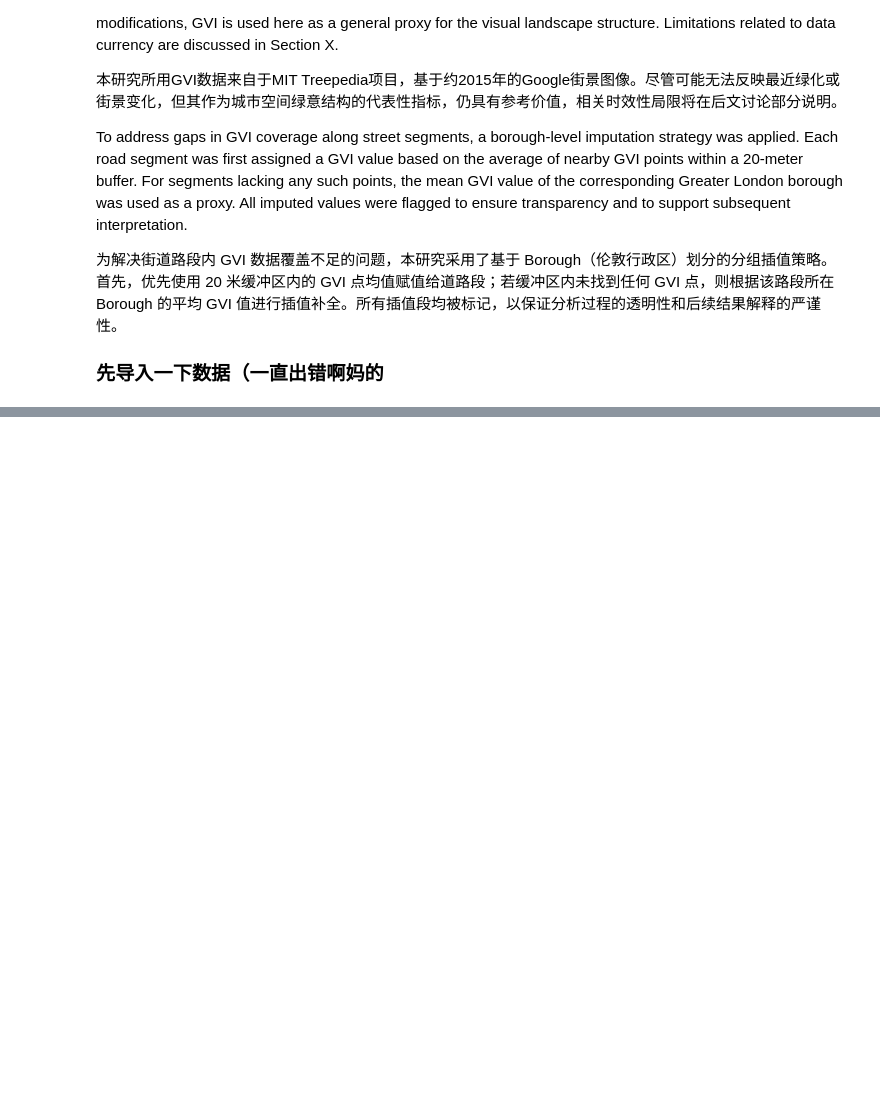
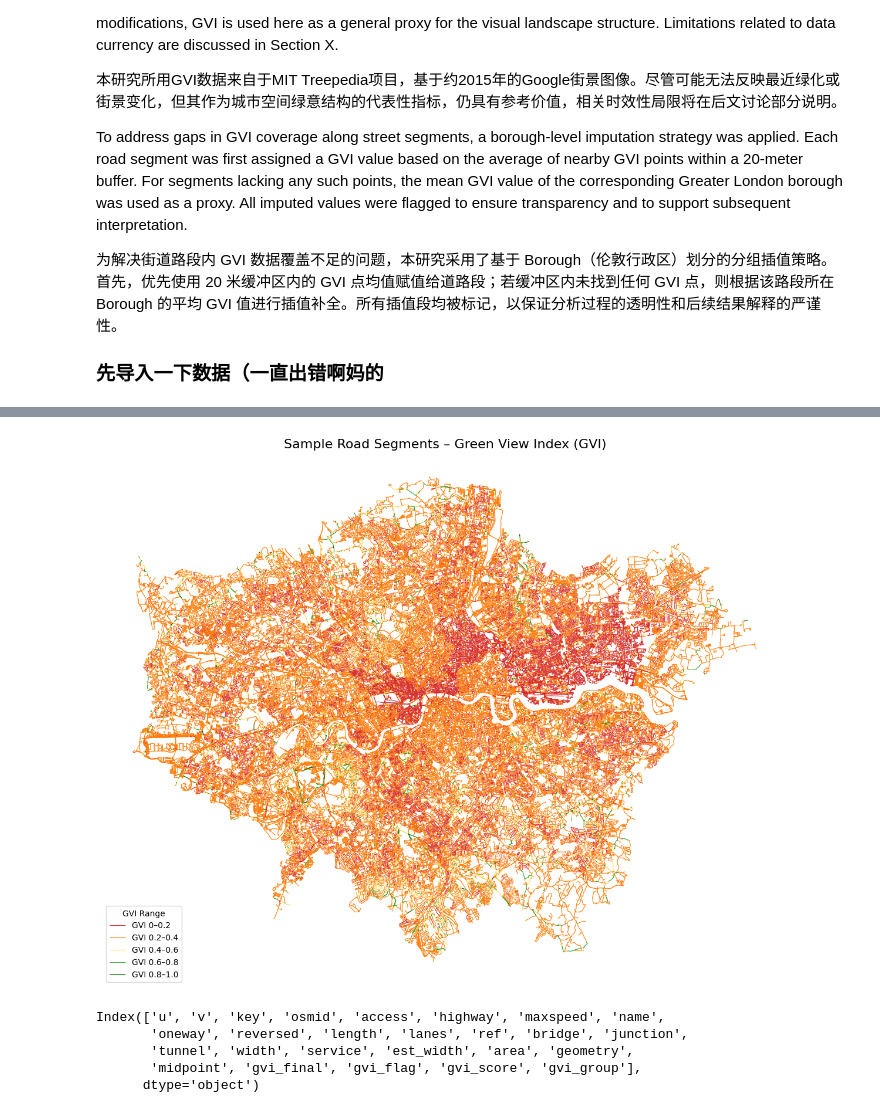
Before and after one commit to Van-Wu1/CECI, a Jupyter notebook: scr/py/env.ipynb, the cells around one changed output, grey strips where cells are left out. Drawn from its saved outputs; the diff is of its cells as text; code cells hidden in the pictures; blank space fills up the shorter version.

```diff
--- a/scr/py/env.ipynb
+++ b/scr/py/env.ipynb
@@ -18,11 +36,11 @@ To address gaps in GVI coverage along street segments, a borough-level imputatio
 
 ### 先导入一下数据（一直出错啊妈的
 # %%
-boroughs_gdf = gpd.read_file("../data/BoroughShp/borough/borough.shp")
+boroughs_gdf = gpd.read_file("/content/drive/MyDrive/CASA0004_Cycling/data/BoroughShp/borough/borough.shp")
 print(boroughs_gdf.columns)
 
-edges_gdf = gpd.read_file("../data/Roads/london_edges_FIXED.gpkg")
+edges_gdf = gpd.read_file("/content/drive/MyDrive/CASA0004_Cycling/data/Roads/london_edges_FIXED.gpkg")
 print(edges_gdf.columns)
 
-gvi_points = gpd.read_file("../data/Env/greenview_london.json/greenview_london.json")
+gvi_points = gpd.read_file("/content/drive/MyDrive/CASA0004_Cycling/data/Env/greenview_london.json/greenview_london.json")
 print(gvi_points.columns)
@@ -48,17 +77,18 @@ from tqdm.notebook import tqdm
 tqdm.pandas()
 
 # === 0. 只抽取前 3000 条边作为测试集 ===
-# edges_sample = edges_gdf.iloc[:10000].copy()
-edges_sample = edges_gdf
+# edges_final = edges_gdf.iloc[:10000].copy()
+# 改为全部
+edges_final = edges_gdf
 
 # === 1. 创建每条路段的中点列 ===
 print("1begin")
-edges_sample['midpoint'] = edges_sample.geometry.interpolate(0.5, normalized=True)
-midpoints_gdf = gpd.GeoDataFrame(edges_sample[['midpoint']], geometry='midpoint', crs=edges_sample.crs)
+edges_final['midpoint'] = edges_final.geometry.interpolate(0.5, normalized=True)
+midpoints_gdf = gpd.GeoDataFrame(edges_final[['midpoint']], geometry='midpoint', crs=edges_final.crs)
 
 # === 2. 建立 GVI 空间索引，提升效率 ===
 print("2begin")
-gvi_points = gvi_points.to_crs(edges_sample.crs)
+gvi_points = gvi_points.to_crs(edges_final.crs)
 gvi_sindex = gvi_points.sindex
 
 # === 3. 对每条道路构建 30 米缓冲区并查找 GVI 点 ===
@@ -91,7 +121,7 @@ def assign_final_gvi(row):
 
 midpoints_with_borough[['gvi_final', 'gvi_flag']] = midpoints_with_borough.apply(assign_final_gvi, axis=1, result_type='expand')
 
-# === 6. 合并结果回 edges_sample ===
+# === 6. 合并结果回 edges_final ===
 print("6begin")
-edges_sample['gvi_final'] = midpoints_with_borough['gvi_final']
-edges_sample['gvi_flag'] = midpoints_with_borough['gvi_flag']
+edges_final['gvi_final'] = midpoints_with_borough['gvi_final']
+edges_final['gvi_flag'] = midpoints_with_borough['gvi_flag']
@@ -104,34 +158,48 @@ print(edges_gdf.crs)
 # %%
 import matplotlib.pyplot as plt
 import pandas as pd
 
 # 自定义 GVI 分级颜色（从低到高）
 gvi_bins = [0.0, 0.2, 0.4, 0.6, 0.8, 1.0]
 gvi_colors = ['#d62728', '#ff7f0e', '#ffdb58', '#2ca02c', '#006400']
 gvi_labels = ['0–0.2', '0.2–0.4', '0.4–0.6', '0.6–0.8', '0.8–1.0']
 
 # 步骤 1：归一化
-edges_sample['gvi_final_norm'] = edges_sample['gvi_final'] / edges_sample['gvi_final'].max()
+edges_final['gvi_final_norm'] = edges_final['gvi_final'] / edges_final['gvi_final'].max()
 
 # 步骤 2：分组
-edges_sample['gvi_group'] = pd.cut(
-    edges_sample['gvi_final_norm'],
+edges_final['gvi_group'] = pd.cut(
+    edges_final['gvi_final_norm'],
     bins=gvi_bins,
     labels=gvi_labels,
     include_lowest=True
 )
 
 # 步骤 3：绘图
 fig, ax = plt.subplots(figsize=(12, 12))
 for label, color in zip(gvi_labels, gvi_colors):
-    subset = edges_sample[edges_sample['gvi_group'] == label]
+    subset = edges_final[edges_final['gvi_group'] == label]
     if not subset.empty:
         subset.plot(ax=ax, color=color, linewidth=0.8, label=f'GVI {label}')
 
 # 美化图形
 ax.set_title("Sample Road Segments – Green View Index (GVI)", fontsize=16)
 ax.set_axis_off()
 ax.legend(title="GVI Range", loc='lower left')
 plt.tight_layout()
 plt.show()
+
+#备用一个
+edges_copy = edges_final
+# %% [output]
+[figure, added]
+# %%
+edges_final.rename(columns={'gvi_final_norm': 'gvi_score'}, inplace=True)
+print(edges_final.columns)
+# %% [output]
+Index(['u', 'v', 'key', 'osmid', 'access', 'highway', 'maxspeed', 'name',
+       'oneway', 'reversed', 'length', 'lanes', 'ref', 'bridge', 'junction',
+       'tunnel', 'width', 'service', 'est_width', 'area', 'geometry',
+       'midpoint', 'gvi_final', 'gvi_flag', 'gvi_score', 'gvi_group'],
+      dtype='object')
 # %%
```
Also changed, not shown: parts of 21 cells of this notebook.
